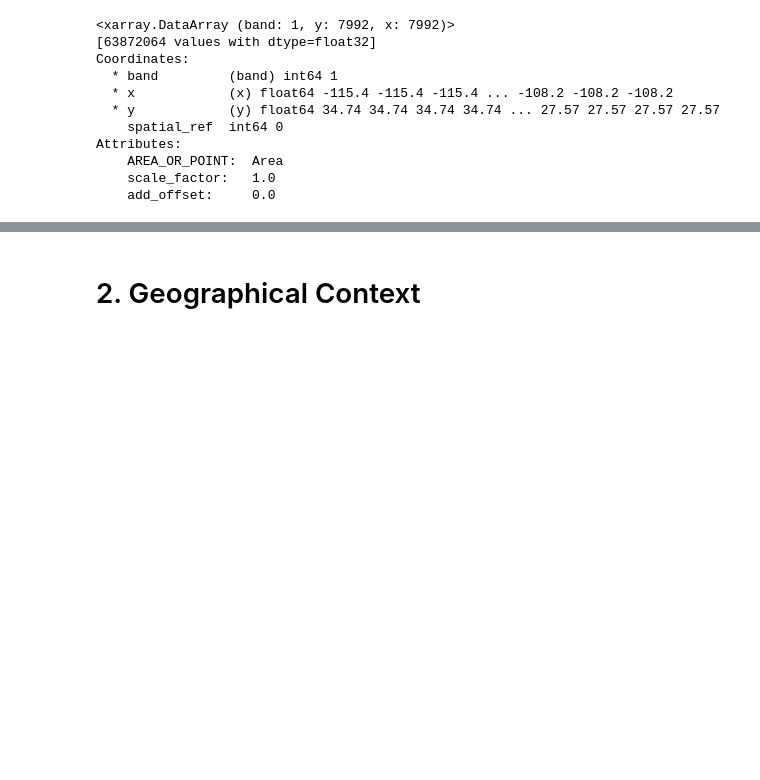
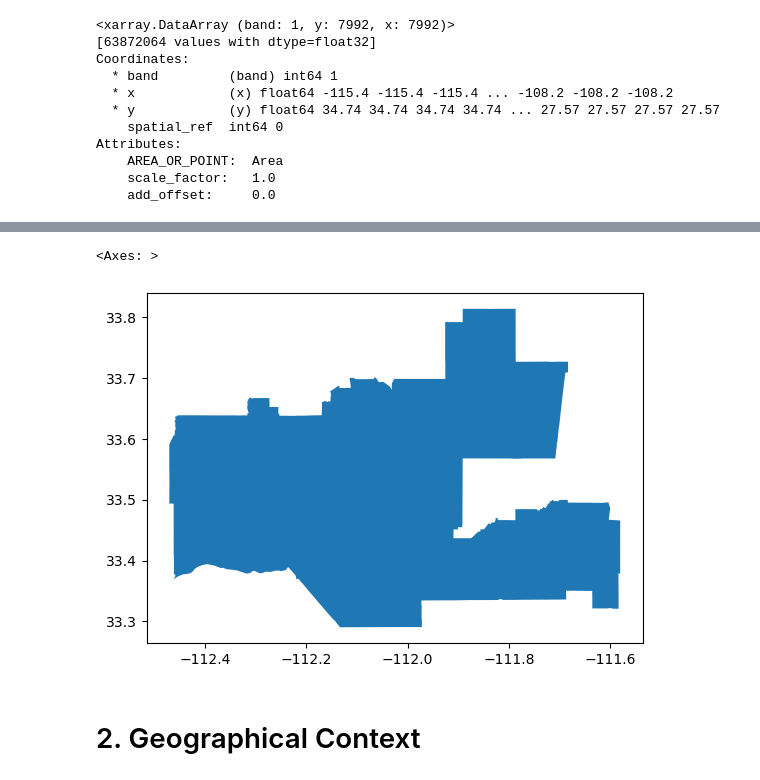
Before and after one commit to kristinaglass/maricopa_county_biodiversity_index, a Jupyter notebook: biodiversity-index.ipynb, the cells around one changed output, grey strips where cells are left out. Saved outputs shown, nothing was run; the diff lists cells and outputs as text; code cells hidden in the pictures; blank space fills up the shorter version.

Commit message:
loaded in phoenix data

```diff
--- a/biodiversity-index.ipynb
+++ b/biodiversity-index.ipynb
@@ -88,3 +88,7 @@ Attributes:
     AREA_OR_POINT:  Area
     scale_factor:   1.0
     add_offset:     0.0
+# %%
+#load in arizona counties datas
+arizona = gpd.read_file('data/tl_2022_04_cousub/tl_2022_04_cousub.shp')
+arizona.head()
@@ -91,3 +102,18 @@ Attributes:
+# %%
+#-----subset to Maricopa County
+
+#use str.to.lower to make column names lowercase
+arizona.columns = arizona.columns.str.lower()
+arizona.head()
+
+#selecting Maricopa County
+phoenix = arizona[arizona['name']=='Phoenix']
+phoenix
+
+phoenix.plot()
+# %% [output]
+<Axes: >
+[figure, added]
 # %% [markdown]
 # 2. Geographical Context
 # %% [markdown]
```
Also changed, not shown: parts of 1 cell of this notebook.
